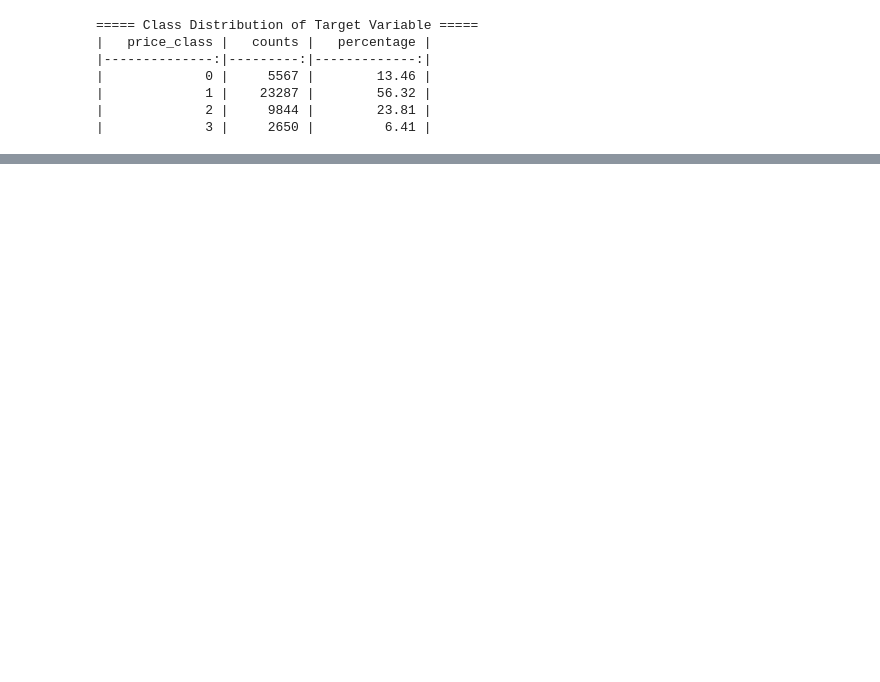
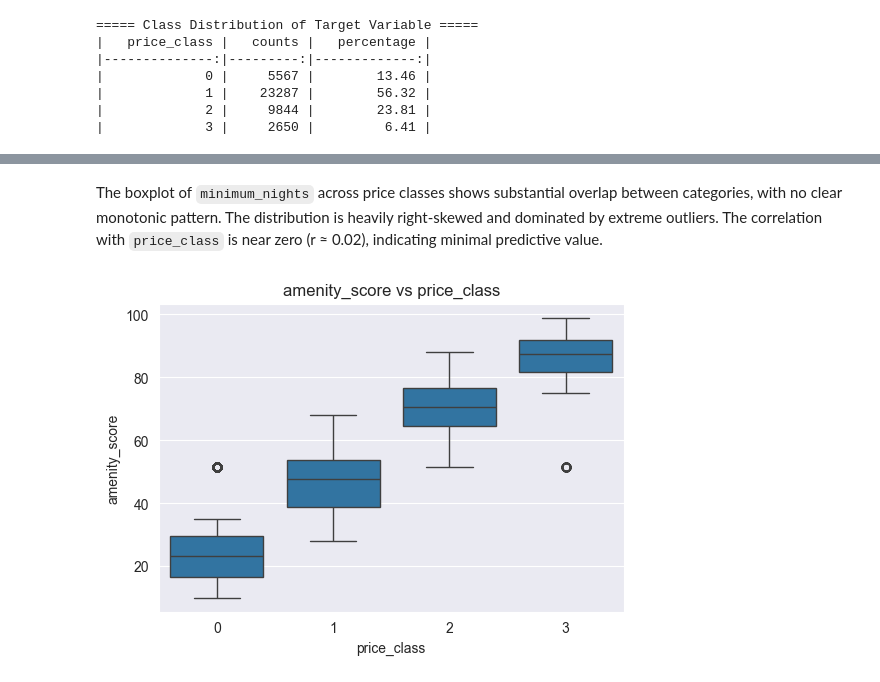
Before and after one commit to verdabatool/Implementing-FFNN-from-Scratch, a Jupyter notebook: q1.ipynb, the cells around one changed output, grey strips where cells are left out. Saved outputs shown, nothing was run; the diff lists cells and outputs as text; code cells hidden in the pictures; blank space fills up the shorter version.

```diff
--- a/q1.ipynb
+++ b/q1.ipynb
@@ -570,0 +526,10 @@ Before normalizing:
+# %% [markdown]
+The boxplot of `minimum_nights` across price classes shows substantial overlap between categories, with no clear monotonic pattern. The distribution is heavily right-skewed and dominated by extreme outliers. The correlation with `price_class` is near zero (r ≈ 0.02), indicating minimal predictive value.
+# %%
+# relationship between amenity_score and price_class
+plt.figure(figsize=(6,4))
+sns.boxplot(x="price_class", y="amenity_score", data=df)
+plt.title("amenity_score vs price_class")
+plt.show()
+# %% [output]
+[figure, added]
```
Also changed, not shown: parts of 35 cells of this notebook.
